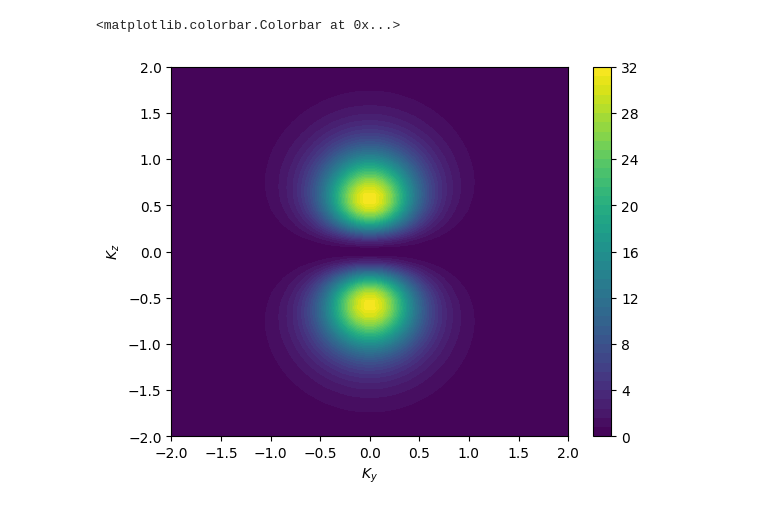
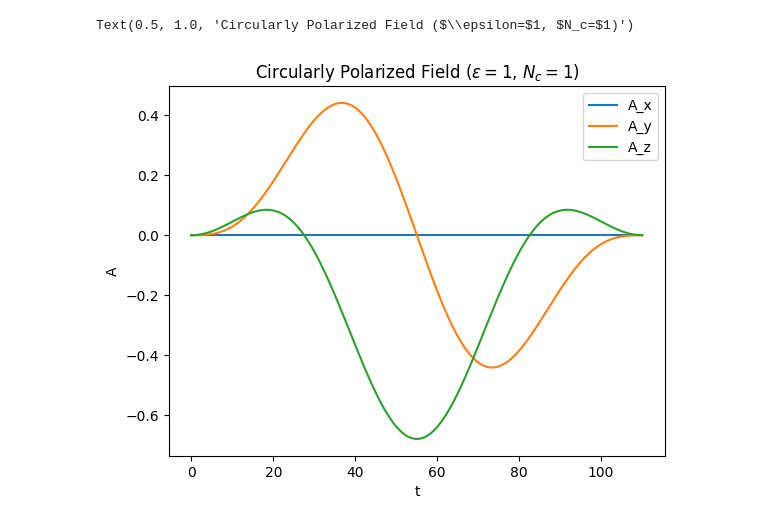
Before and after one commit to Kschloms/Ultra-fast-final-pres, a Jupyter notebook: Notebookversion of it.ipynb, the cells around one changed output. Cells and saved outputs as stored; diff of their text form; code cells hidden in the pictures.

```diff
--- a/Notebookversion of it.ipynb
+++ b/Notebookversion of it.ipynb
@@ -60,8 +60,8 @@ class M:
 # %%
 
 #Field parameters
-Nc = 5 #Field revolutions in envelope
-eps = 0 #(-1,0,1), Polarization of light
+Nc = 1 #Field revolutions in envelope
+eps = 1 #(-1,0,1), Polarization of light
 phi = 0 #np.pi #Phase difference between envelope and field
 #all values in au
 wl = 0.057 #800nm wavelength
@@ -70,23 +70,15 @@ E0 = -0.500 #13.6 eV
 res = 1000
 
 M1 = M(Nc,eps,phi,wl,I,E0,res)
-
-#Trial calculation for k along the z-axis
-
-#kxs = np.linspace(-2,2,num=50)
-kys = np.linspace(-2,2,num=50)
-kzs = np.linspace(-2,2,num=50)
-
-a = np.empty(shape=(len(kys),len(kzs)))
-for j in range(0,len(kys)):
-    for k in range(0,len(kzs)):
-        a[k][j]=M1.Mk0_squared([0,kys[j],kzs[k]])
-
-# Simple plot
-plt.contourf(kys, kzs, a,50)
-plt.xlabel(r'$K_y$')
-plt.ylabel(r'$K_z$')
-plt.colorbar()
-# %% [output]
-<matplotlib.colorbar.Colorbar at 0x...>
-[figure, removed]
+# %%
+fig, ax = plt.subplots()
+ax.plot(M1.ts,M1.As[0,:],label="A_x")
+ax.plot(M1.ts,M1.As[1,:],label="A_y")
+ax.plot(M1.ts,M1.As[2,:],label="A_z")
+ax.legend()
+ax.set_xlabel("t")
+ax.set_ylabel("A")
+ax.set_title(r"Circularly Polarized Field ($\epsilon=$" + f"{eps}" + r", $N_c=$" + f"{Nc})")
+# %% [output]
+Text(0.5, 1.0, 'Circularly Polarized Field ($\\epsilon=$1, $N_c=$1)')
+[figure, added]
```
Also changed, not shown: parts of 4 cells of this notebook.
